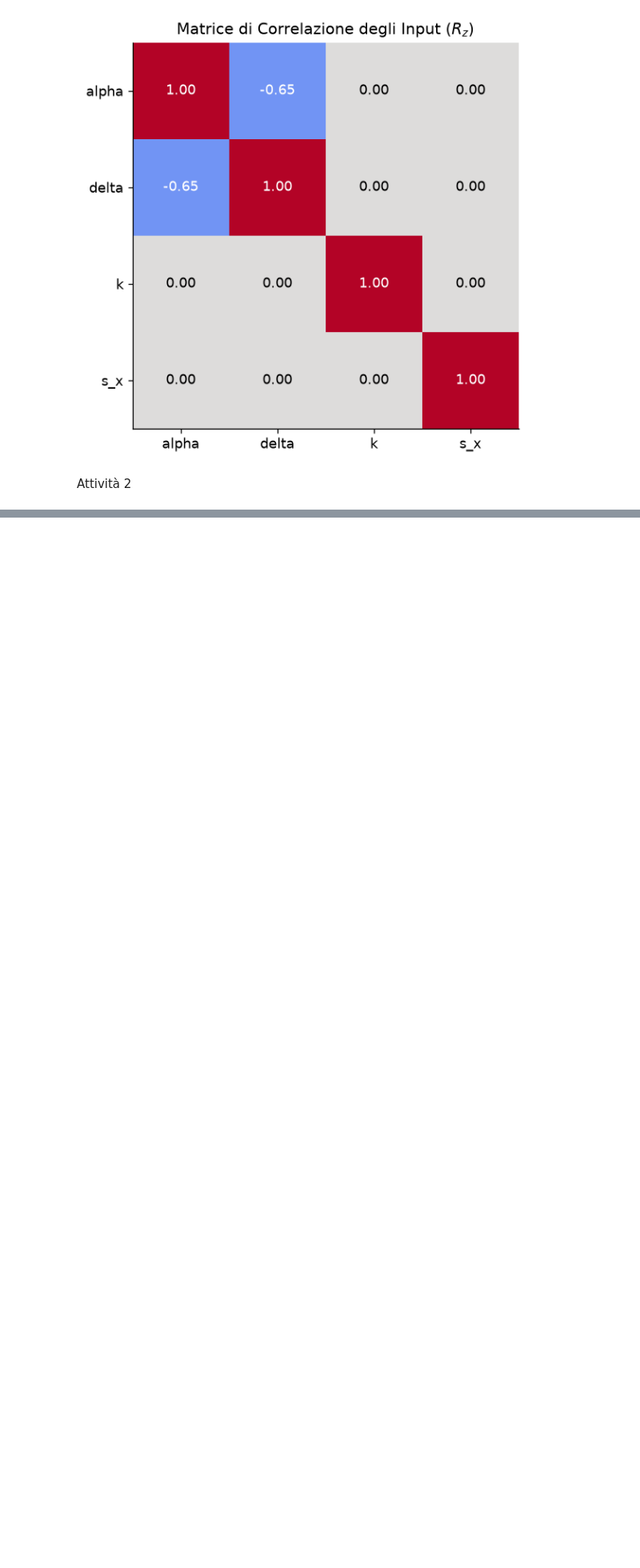
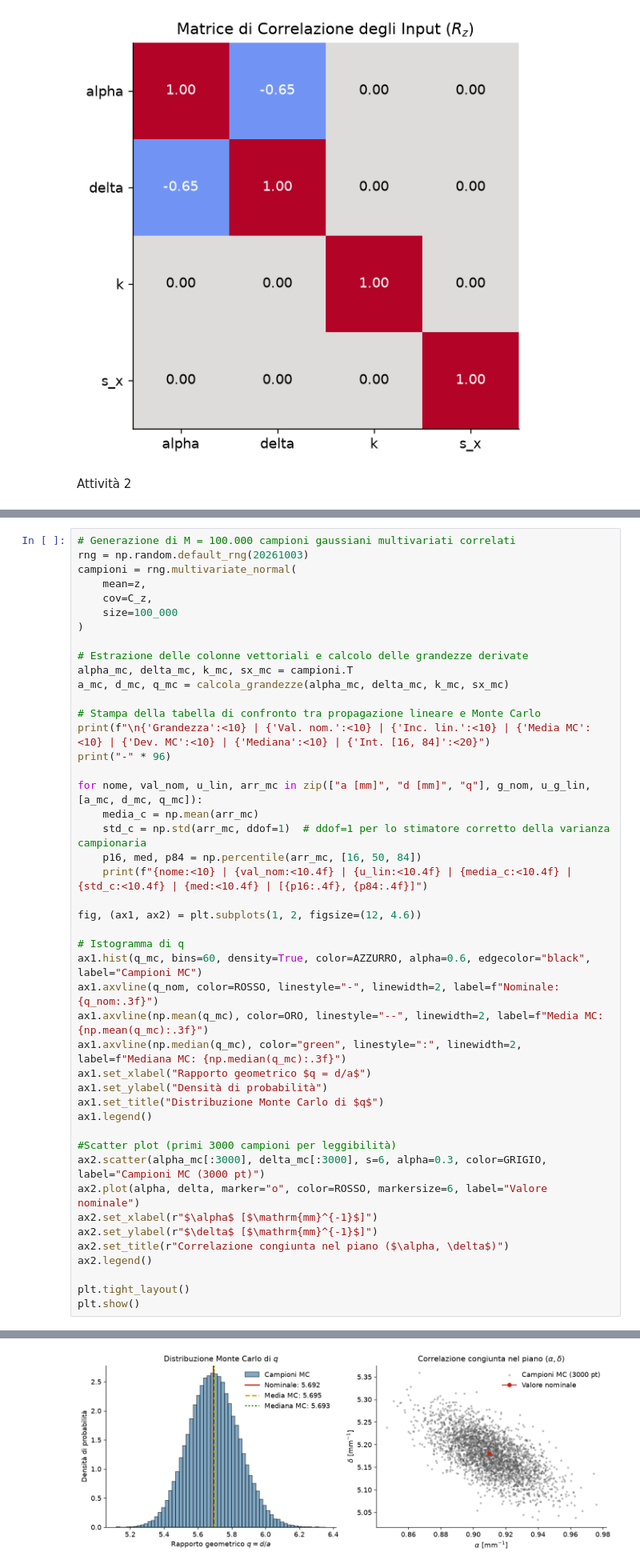
Before and after one commit to LeonardoZara/LabEMO-Romani-Mercanti-Zara, a Jupyter notebook: analisidati.ipynb, the cells around one changed output, grey strips where cells are left out. Shown at 80% size. Drawn from its saved outputs; the diff is of its cells as text; blank space fills up the shorter version.

```diff
--- a/analisidati.ipynb
+++ b/analisidati.ipynb
@@ -363,0 +395,46 @@ Attività 2
+# %%
+# Generazione di M = 100.000 campioni gaussiani multivariati correlati
+rng = np.random.default_rng(20261003)
+campioni = rng.multivariate_normal(
+    mean=z,
+    cov=C_z,
+    size=100_000
+)
+
+# Estrazione delle colonne vettoriali e calcolo delle grandezze derivate
+alpha_mc, delta_mc, k_mc, sx_mc = campioni.T
+a_mc, d_mc, q_mc = calcola_grandezze(alpha_mc, delta_mc, k_mc, sx_mc)
+
+# Stampa della tabella di confronto tra propagazione lineare e Monte Carlo
+print(f"\n{'Grandezza':<10} | {'Val. nom.':<10} | {'Inc. lin.':<10} | {'Media MC':<10} | {'Dev. MC':<10} | {'Mediana':<10} | {'Int. [16, 84]':<20}")
+print("-" * 96)
+
+for nome, val_nom, u_lin, arr_mc in zip(["a [mm]", "d [mm]", "q"], g_nom, u_g_lin, [a_mc, d_mc, q_mc]):
+    media_c = np.mean(arr_mc)
+    std_c = np.std(arr_mc, ddof=1)  # ddof=1 per lo stimatore corretto della varianza campionaria
+    p16, med, p84 = np.percentile(arr_mc, [16, 50, 84])
+    print(f"{nome:<10} | {val_nom:<10.4f} | {u_lin:<10.4f} | {media_c:<10.4f} | {std_c:<10.4f} | {med:<10.4f} | [{p16:.4f}, {p84:.4f}]")
+
+fig, (ax1, ax2) = plt.subplots(1, 2, figsize=(12, 4.6))
+
+# Istogramma di q
+ax1.hist(q_mc, bins=60, density=True, color=AZZURRO, alpha=0.6, edgecolor="black", label="Campioni MC")
+ax1.axvline(q_nom, color=ROSSO, linestyle="-", linewidth=2, label=f"Nominale: {q_nom:.3f}")
+ax1.axvline(np.mean(q_mc), color=ORO, linestyle="--", linewidth=2, label=f"Media MC: {np.mean(q_mc):.3f}")
+ax1.axvline(np.median(q_mc), color="green", linestyle=":", linewidth=2, label=f"Mediana MC: {np.median(q_mc):.3f}")
+ax1.set_xlabel("Rapporto geometrico $q = d/a$")
+ax1.set_ylabel("Densità di probabilità")
+ax1.set_title("Distribuzione Monte Carlo di $q$")
+ax1.legend()
+
+#Scatter plot (primi 3000 campioni per leggibilità)
+ax2.scatter(alpha_mc[:3000], delta_mc[:3000], s=6, alpha=0.3, color=GRIGIO, label="Campioni MC (3000 pt)")
+ax2.plot(alpha, delta, marker="o", color=ROSSO, markersize=6, label="Valore nominale")
+ax2.set_xlabel(r"$\alpha$ [$\mathrm{mm}^{-1}$]")
+ax2.set_ylabel(r"$\delta$ [$\mathrm{mm}^{-1}$]")
+ax2.set_title(r"Correlazione congiunta nel piano ($\alpha, \delta$)")
+ax2.legend()
+
+plt.tight_layout()
+plt.show()
+# %% [output]
@@ -363,0 +446 @@ Attività 2
+[figure, added]
```
Also changed, not shown: parts of 6 cells of this notebook.
